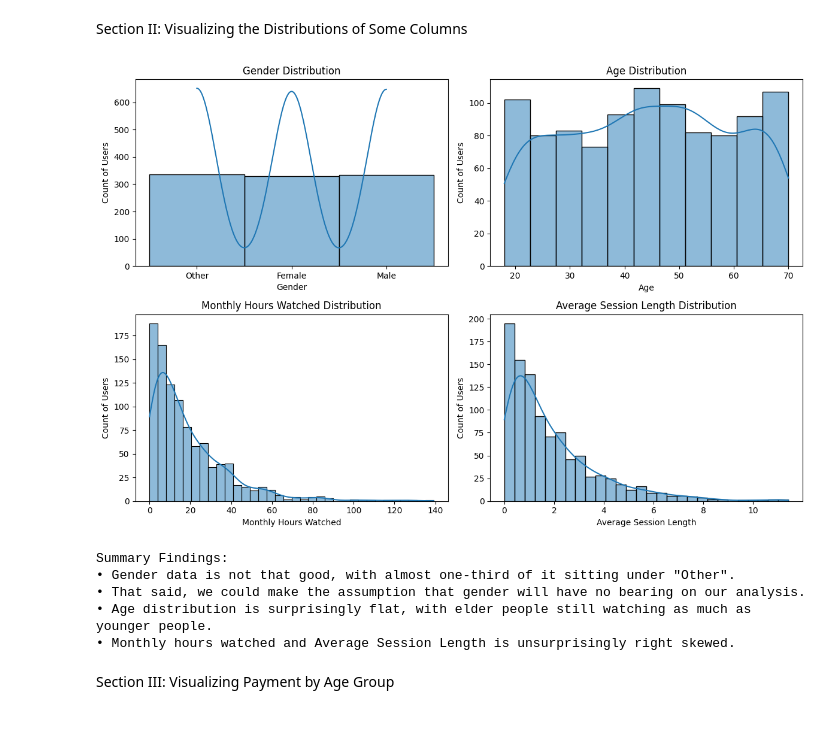
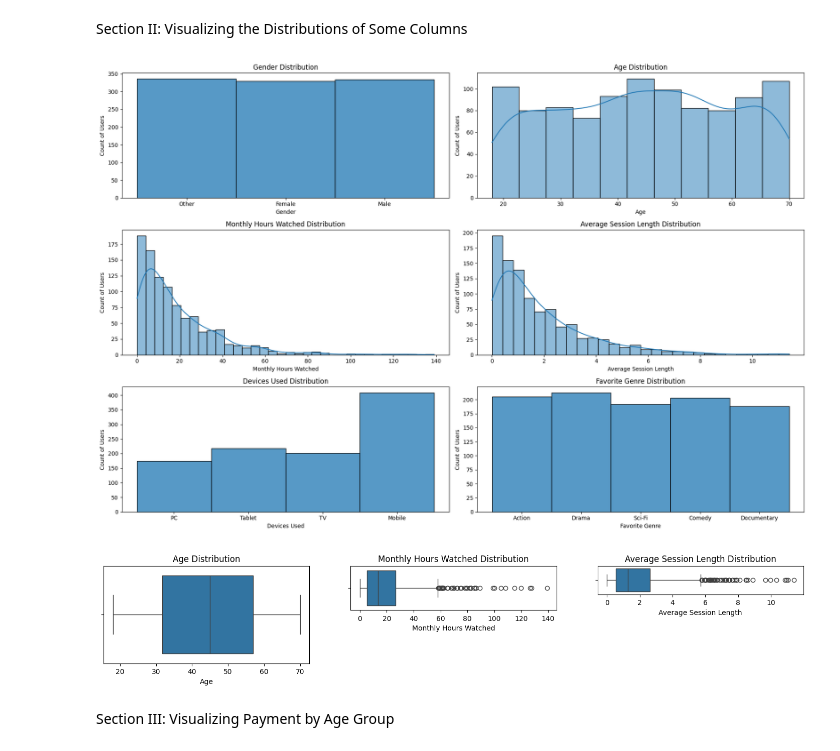
Before and after one commit to NumanESchulich/SchulichDataScience, a Jupyter notebook: Data Science I (MBAN 6110T)/Assignments/Assignment_I.ipynb, the cells around one changed output. Cells and saved outputs as stored; diff of their text form; code cells hidden in the pictures; blank space fills up the shorter version.

```diff
--- a/Data Science I (MBAN 6110T)/Assignments/Assignment_I.ipynb
+++ b/Data Science I (MBAN 6110T)/Assignments/Assignment_I.ipynb
@@ -66,54 +66,84 @@ max    1000.000000    70.000000        19.990000             139.170408
 # %% [markdown]
 Section II: Visualizing the Distributions of Some Columns
 # %%
-# Visualizing distribution of key variables
-plt.figure(figsize=(12, 8))
+# Create a figure with a 3x2 grid of subplots
+plt.figure(figsize=(18, 12))
 
 # Plotting Gender distribution
-plt.subplot(2, 2, 1)
-sns.histplot(df['Gender'], kde=True)
+plt.subplot(3, 2, 1)
+sns.histplot(df['Gender'], kde=False)
 plt.title('Gender Distribution')
 plt.ylabel('Count of Users')
 plt.xlabel('Gender')
 
 # Plotting Age distribution
-plt.subplot(2, 2, 2)
+plt.subplot(3, 2, 2)
 sns.histplot(df['Age'], kde=True)
 plt.title('Age Distribution')
 plt.ylabel('Count of Users')
 plt.xlabel('Age')
 
 # Plotting Monthly hours watched distribution
-plt.subplot(2, 2, 3)
+plt.subplot(3, 2, 3)
 sns.histplot(df['Monthly_Hours_Watched'], kde=True)
 plt.title('Monthly Hours Watched Distribution')
 plt.ylabel('Count of Users')
 plt.xlabel('Monthly Hours Watched')
 
 # Plotting Average session length distribution
-plt.subplot(2, 2, 4)
+plt.subplot(3, 2, 4)
 sns.histplot(df['Average_Session_Length'], kde=True)
 plt.title('Average Session Length Distribution')
 plt.ylabel('Count of Users')
 plt.xlabel('Average Session Length')
 
+# Plotting Devices Used distribution
+plt.subplot(3, 2, 5)
+sns.histplot(df['Devices_Used'], kde=False)
+plt.title('Devices Used Distribution')
+plt.ylabel('Count of Users')
+plt.xlabel('Devices Used')
+
+# Plotting Favorite Genre distribution
+plt.subplot(3, 2, 6)
+sns.histplot(df['Favorite_Genre'], kde=False)
+plt.title('Favorite Genre Distribution')
+plt.ylabel('Count of Users')
+plt.xlabel('Favorite Genre')
+
+# Adjust layout
 plt.tight_layout()
 plt.show()
-
-# Manually written text of findings
-
-print(color.BOLD + color.DARKCYAN + color.UNDERLINE + 'Summary Findings:' + color.END + '\n' +
-'• Gender data is not that good, with almost one-third of it sitting under "Other".' + '\n' +
-'• That said, we could make the assumption that gender will have no bearing on our analysis.' + '\n' +
-'• Age distribution is surprisingly flat, with elder people still watching as much as younger people.' + '\n' +
-'• Monthly hours watched and Average Session Length is unsurprisingly right skewed.' + '\n')
 # %% [output]
-[figure, old version]
+[figure, new version]
-Summary Findings:
-• Gender data is not that good, with almost one-third of it sitting under "Other".
-• That said, we could make the assumption that gender will have no bearing on our analysis.
-• Age distribution is surprisingly flat, with elder people still watching as much as younger people.
-• Monthly hours watched and Average Session Length is unsurprisingly right skewed.
+# %%
+# Create a figure with a 3x2 grid of subplots
+plt.figure(figsize=(18, 5))
+
+# Plotting Age distribution
+plt.subplot(1, 3, 1)
+sns.boxplot(x=df['Age'])
+plt.title('Age Distribution')
+plt.xlabel('Age')
+
+# Plotting Monthly hours watched distribution
+plt.subplot(2, 3, 2)
+sns.boxplot(x=df['Monthly_Hours_Watched'])
+plt.title('Monthly Hours Watched Distribution')
+plt.xlabel('Monthly Hours Watched')
+
+# Plotting Average session length distribution
+plt.subplot(3, 3, 3)
+sns.boxplot(x=df['Average_Session_Length'])
+plt.title('Average Session Length Distribution')
+plt.xlabel('Average Session Length')
+
+# Adjust layout
+plt.tight_layout()
+plt.subplots_adjust(top=0.5)
+plt.show()
+# %% [output]
+[figure, added]
 # %% [markdown]
 Section III: Visualizing Payment by Age Group
 # %%
```
Also changed, not shown: parts of 9 cells of this notebook.
